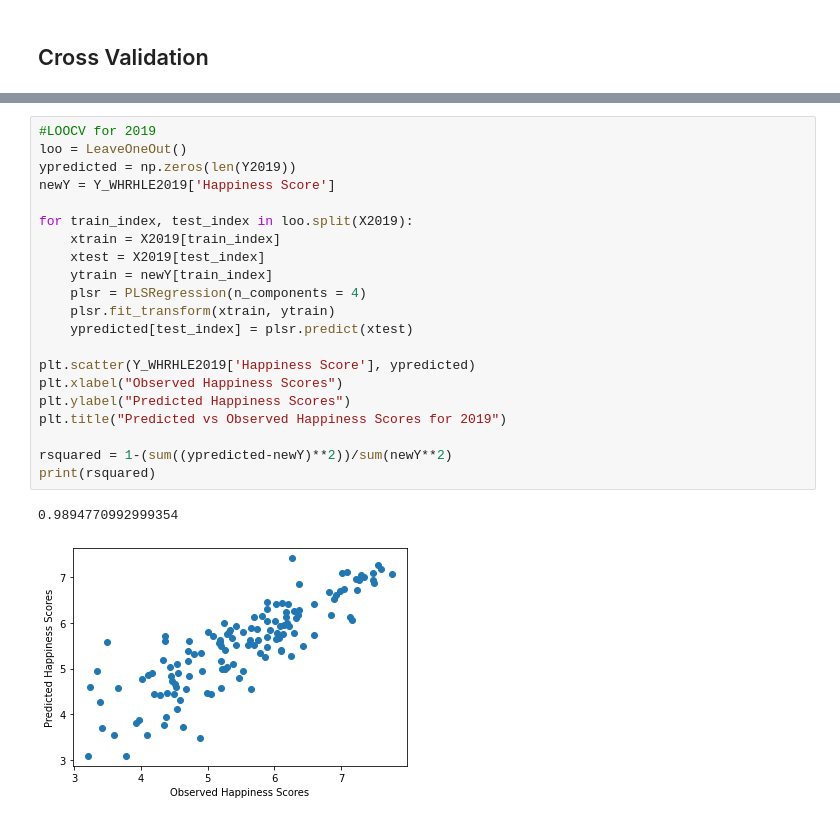
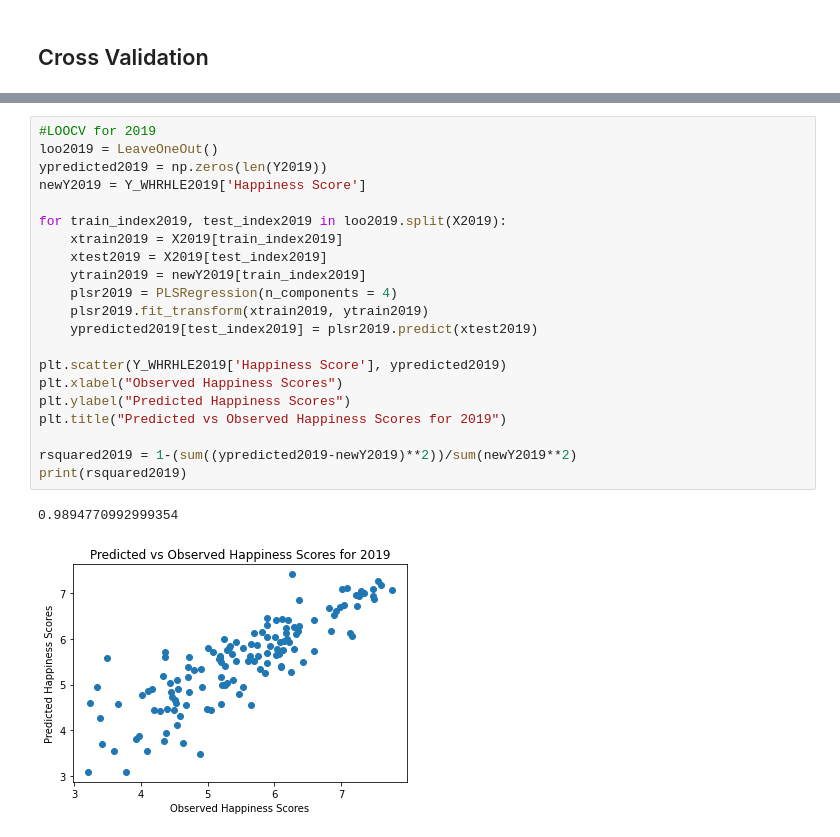
Before and after one commit to SourBob39/Happy_Planet_Analysis, a Jupyter notebook: Happiness-Metrics-for-Global-Life-Expectancy-Predictive-Analysis.ipynb, the cells around one changed output, grey strips where cells are left out. Cells and saved outputs as stored; diff of their text form.

```diff
--- a/Happiness-Metrics-for-Global-Life-Expectancy-Predictive-Analysis.ipynb
+++ b/Happiness-Metrics-for-Global-Life-Expectancy-Predictive-Analysis.ipynb
@@ -842,27 +842,27 @@ print(rsquared)
 [figure]
 # %%
 #LOOCV for 2019
-loo = LeaveOneOut()
-ypredicted = np.zeros(len(Y2019))
-newY = Y_WHRHLE2019['Happiness Score']
+loo2019 = LeaveOneOut()
+ypredicted2019 = np.zeros(len(Y2019))
+newY2019 = Y_WHRHLE2019['Happiness Score']
 
-for train_index, test_index in loo.split(X2019):
-    xtrain = X2019[train_index]
-    xtest = X2019[test_index]
-    ytrain = newY[train_index]
-    plsr = PLSRegression(n_components = 4)
-    plsr.fit_transform(xtrain, ytrain)
-    ypredicted[test_index] = plsr.predict(xtest)
+for train_index2019, test_index2019 in loo2019.split(X2019):
+    xtrain2019 = X2019[train_index2019]
+    xtest2019 = X2019[test_index2019]
+    ytrain2019 = newY2019[train_index2019]
+    plsr2019 = PLSRegression(n_components = 4)
+    plsr2019.fit_transform(xtrain2019, ytrain2019)
+    ypredicted2019[test_index2019] = plsr2019.predict(xtest2019)
 
-plt.scatter(Y_WHRHLE2019['Happiness Score'], ypredicted)
+plt.scatter(Y_WHRHLE2019['Happiness Score'], ypredicted2019)
 plt.xlabel("Observed Happiness Scores")
 plt.ylabel("Predicted Happiness Scores")
 plt.title("Predicted vs Observed Happiness Scores for 2019")
 
-rsquared = 1-(sum((ypredicted-newY)**2))/sum(newY**2)
-print(rsquared)
+rsquared2019 = 1-(sum((ypredicted2019-newY2019)**2))/sum(newY2019**2)
+print(rsquared2019)
 # %% [output]
 0.9894770992999354
-[figure, old version]
+[figure, new version]
 # %%
 #LOOCV for averages across all 5 years
```
Also changed, not shown: parts of 8 cells of this notebook.
